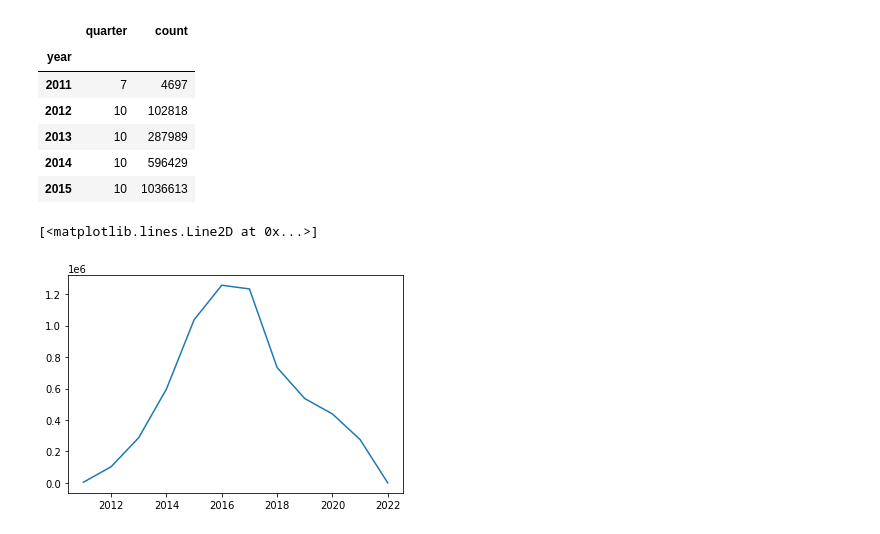
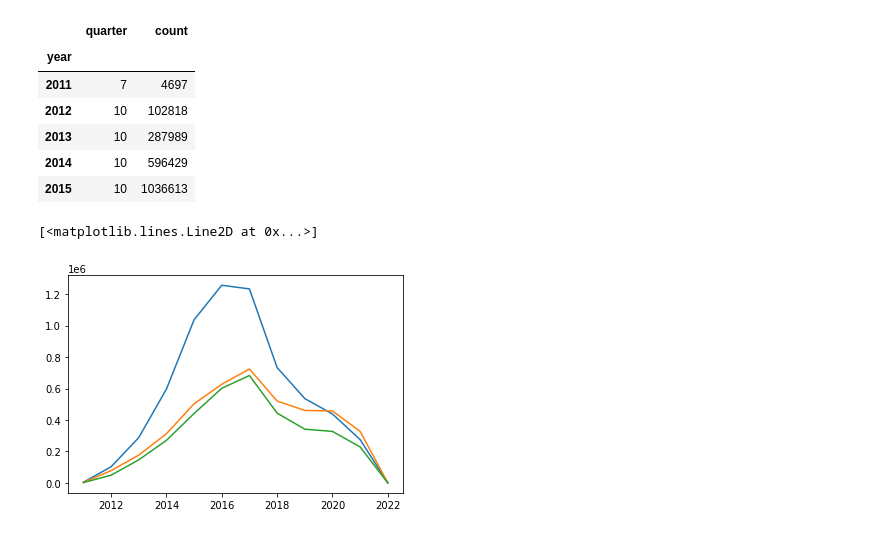
Before and after one commit to oruaro-o/Kaggle-Notebooks, a Jupyter notebook: github-eda-connecting-to-github.ipynb, the cells around one changed output. Saved outputs shown, nothing was run; the diff lists cells and outputs as text; code cells hidden in the pictures.

```diff
--- a/github-eda-connecting-to-github.ipynb
+++ b/github-eda-connecting-to-github.ipynb
@@ -79,6 +79,8 @@ Sorted_Issues.head(10)
 Using JavaScript as a case study to view how issues have progressed over time
 # %%
 Javascript_Issues = IssuesDf[IssuesDf["name"] == "JavaScript"].groupby("year").sum("count")
+Python_Issues = IssuesDf[IssuesDf["name"] == "Python"].groupby("year").sum("count")
+Java_Issues = IssuesDf[IssuesDf["name"] == "Java"].groupby("year").sum("count")
 Javascript_Issues.head()
 # %% [output]
 |  | quarter | count |
@@ -90,6 +92,8 @@ Javascript_Issues.head()
 | 2015 | 10 | 1036613 |
 # %%
 plt.plot(Javascript_Issues["count"])
+plt.plot(Python_Issues["count"])
+plt.plot(Java_Issues["count"])
 # %% [output]
 [<matplotlib.lines.Line2D at 0x...>]
-[figure, old version]
+[figure, new version]
```
